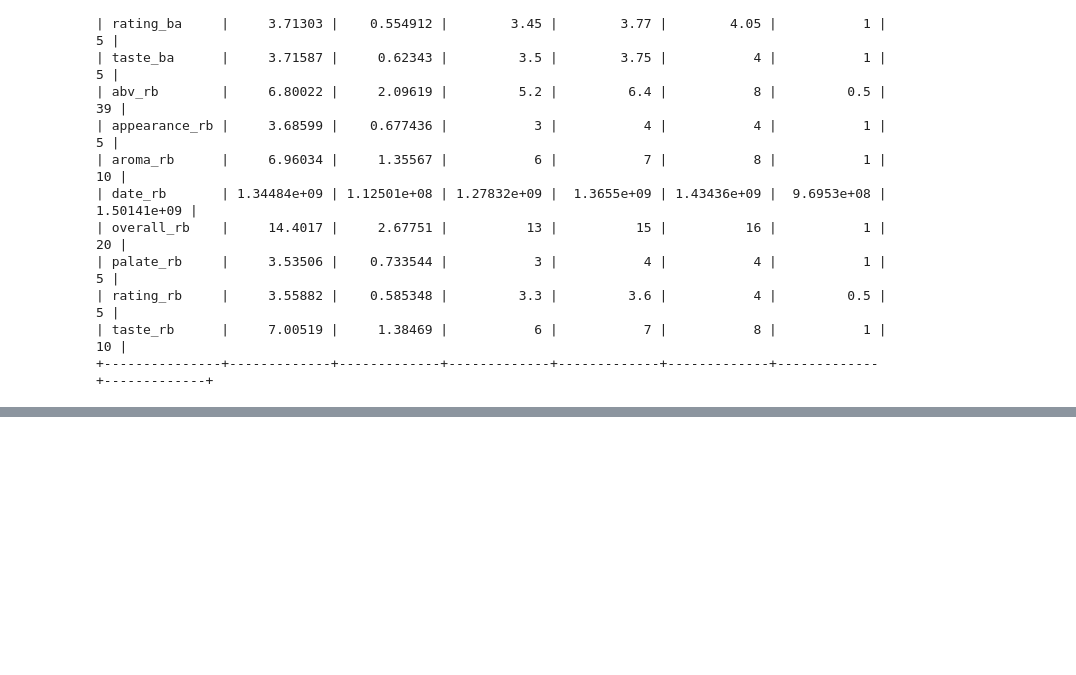
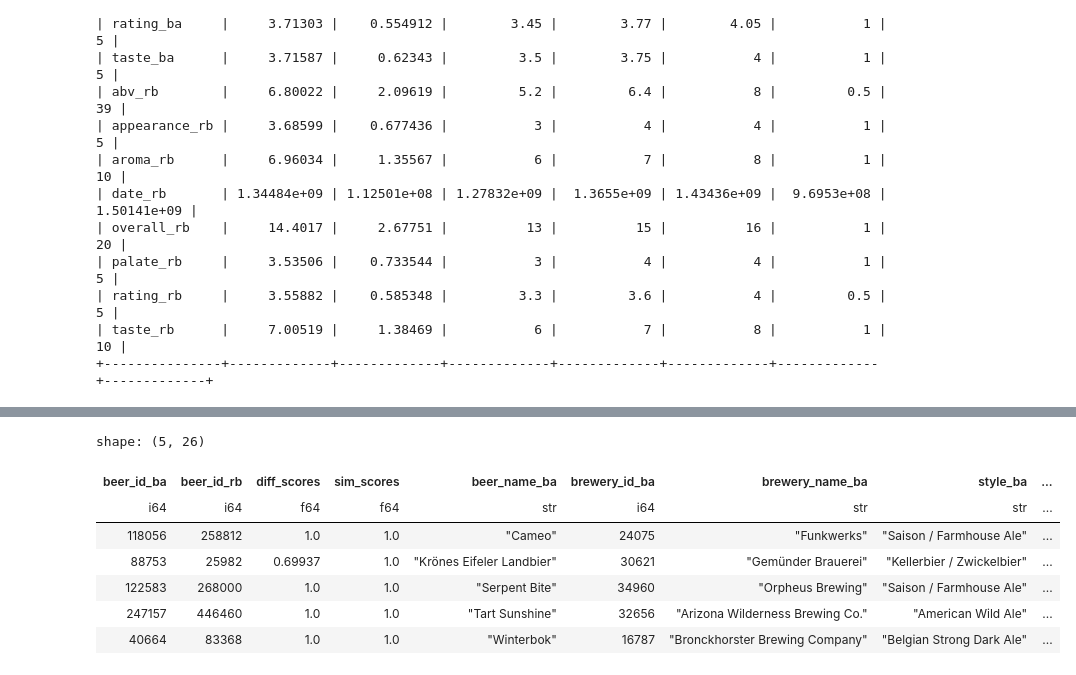
Before and after one commit to epfl-ada/ada-2024-project-sadamasochists, a Jupyter notebook: src/data/Cleaning/MatchedBeer.ipynb, the cells around one changed output, grey strips where cells are left out. Saved outputs shown, nothing was run; the diff lists cells and outputs as text; code cells hidden in the pictures; blank space fills up the shorter version.

```diff
--- a/src/data/Cleaning/MatchedBeer.ipynb
+++ b/src/data/Cleaning/MatchedBeer.ipynb
@@ -403,0 +470,11 @@ Here we see:
+# %%
+df_filtered_beers.sample(5)
+# %% [output]
+shape: (5, 26)
+| beer_id_ba | beer_id_rb | diff_scores | sim_scores | beer_name_ba | brewery_id_ba | brewery_name_ba | style_ba | ... |
+| i64 | i64 | f64 | f64 | str | i64 | str | str | ... |
+| 118056 | 258812 | 1.0 | 1.0 | "Cameo" | 24075 | "Funkwerks" | "Saison / Farmhouse Ale" | ... |
+| 88753 | 25982 | 0.69937 | 1.0 | "Krönes Eifeler Landbier" | 30621 | "Gemünder Brauerei" | "Kellerbier / Zwickelbier" | ... |
+| 122583 | 268000 | 1.0 | 1.0 | "Serpent Bite" | 34960 | "Orpheus Brewing" | "Saison / Farmhouse Ale" | ... |
+| 247157 | 446460 | 1.0 | 1.0 | "Tart Sunshine" | 32656 | "Arizona Wilderness Brewing Co." | "American Wild Ale" | ... |
+| 40664 | 83368 | 1.0 | 1.0 | "Winterbok" | 16787 | "Bronckhorster Brewing Company" | "Belgian Strong Dark Ale" | ... |
```
Also changed, not shown: parts of 26 cells of this notebook, 2 other files.
